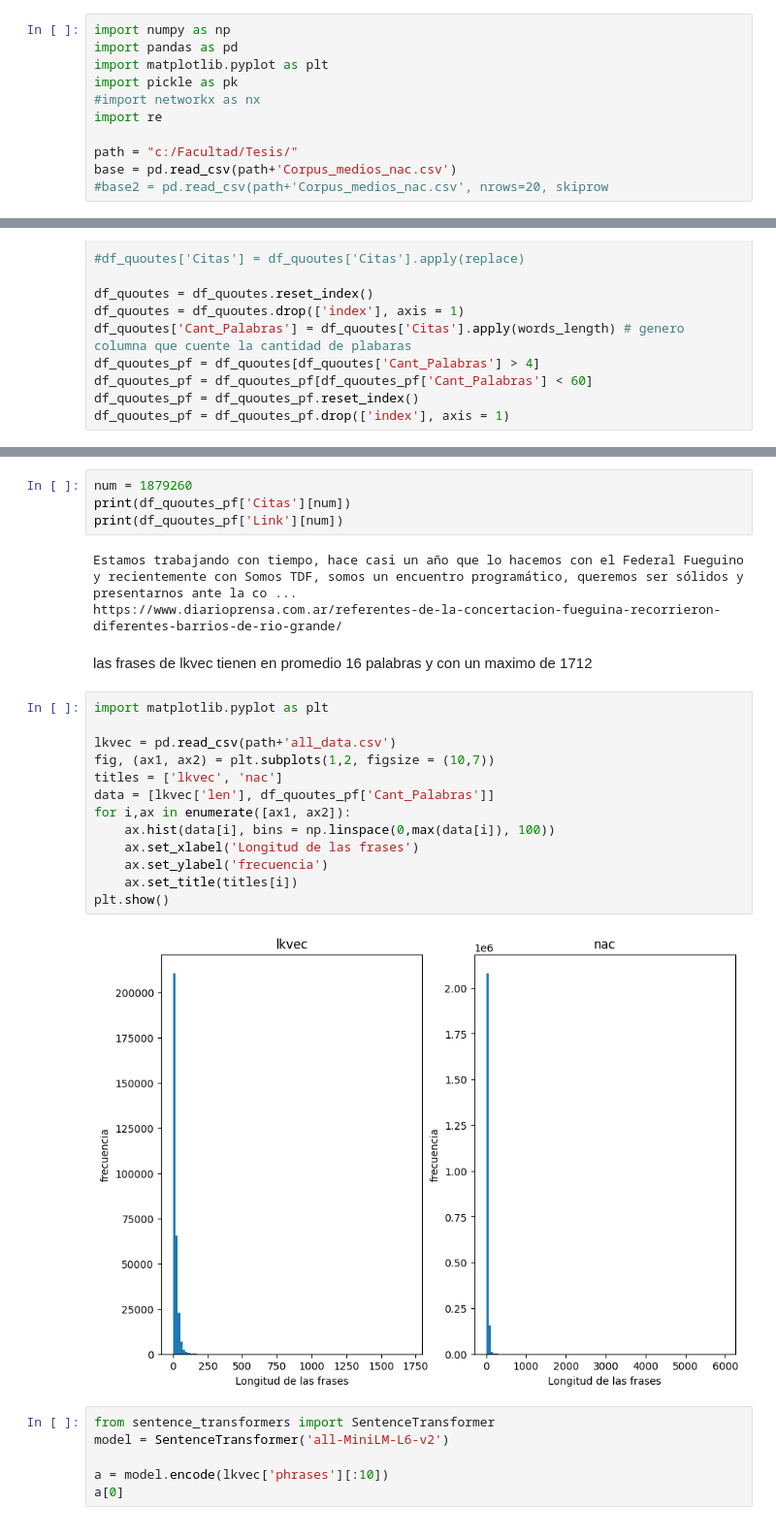
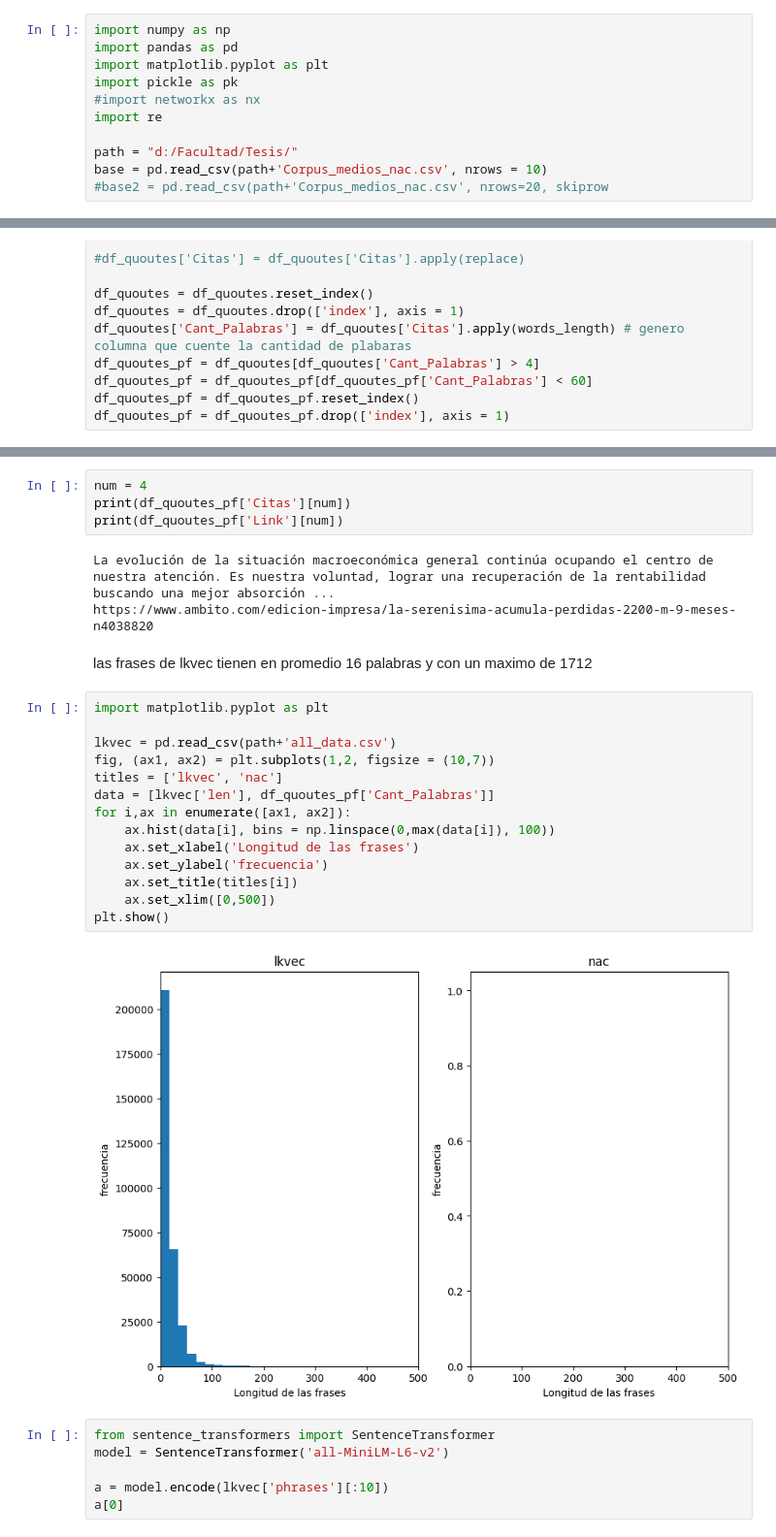
Before and after one commit to Ale-Mildiner/Tesis, a Jupyter notebook: Base_Medios_Arg/quotes_separation.ipynb, the cells around one changed output, grey strips where cells are left out. Shown: that part at 97% size. Cells and saved outputs as stored; diff of their text form.

```diff
--- a/Base_Medios_Arg/quotes_separation.ipynb
+++ b/Base_Medios_Arg/quotes_separation.ipynb
@@ -6,6 +6,6 @@ import pickle as pk
 #import networkx as nx
 import re
 
-path = "c:/Facultad/Tesis/"
-base = pd.read_csv(path+'Corpus_medios_nac.csv')
+path = "d:/Facultad/Tesis/"
+base = pd.read_csv(path+'Corpus_medios_nac.csv', nrows = 10)
 #base2 = pd.read_csv(path+'Corpus_medios_nac.csv', nrows=20, skiprow
@@ -63,27 +67,28 @@ df_quoutes_pf.sort_values(by= ['Cant_Palabras'], ascending = False)[0:5]
 # %%
-num = 1879260
+num = 4
 print(df_quoutes_pf['Citas'][num])
 print(df_quoutes_pf['Link'][num])
 # %% [output]
-Estamos trabajando con tiempo, hace casi un año que lo hacemos con el Federal Fueguino y recientemente con Somos TDF, somos un encuentro programático, queremos ser sólidos y presentarnos ante la co ...
-https://www.diarioprensa.com.ar/referentes-de-la-concertacion-fueguina-recorrieron-diferentes-barrios-de-rio-grande/
+La evolución de la situación macroeconómica general continúa ocupando el centro de nuestra atención. Es nuestra voluntad, lograr una recuperación de la rentabilidad buscando una mejor absorción ...
+https://www.ambito.com/edicion-impresa/la-serenisima-acumula-perdidas-2200-m-9-meses-n4038820
 # %% [markdown]
 las frases de lkvec tienen en promedio 16 palabras y con un maximo de 1712
 # %%
 import matplotlib.pyplot as plt
 
 lkvec = pd.read_csv(path+'all_data.csv')
 fig, (ax1, ax2) = plt.subplots(1,2, figsize = (10,7))
 titles = ['lkvec', 'nac']
 data = [lkvec['len'], df_quoutes_pf['Cant_Palabras']]
 for i,ax in enumerate([ax1, ax2]):
     ax.hist(data[i], bins = np.linspace(0,max(data[i]), 100))
     ax.set_xlabel('Longitud de las frases')
     ax.set_ylabel('frecuencia')
     ax.set_title(titles[i])
+    ax.set_xlim([0,500])
 plt.show()
 # %% [output]
-[figure, old version]
+[figure, new version]
 # %%
 from sentence_transformers import SentenceTransformer
 model = SentenceTransformer('all-MiniLM-L6-v2')
```
Also changed, not shown: parts of 2 cells of this notebook.
